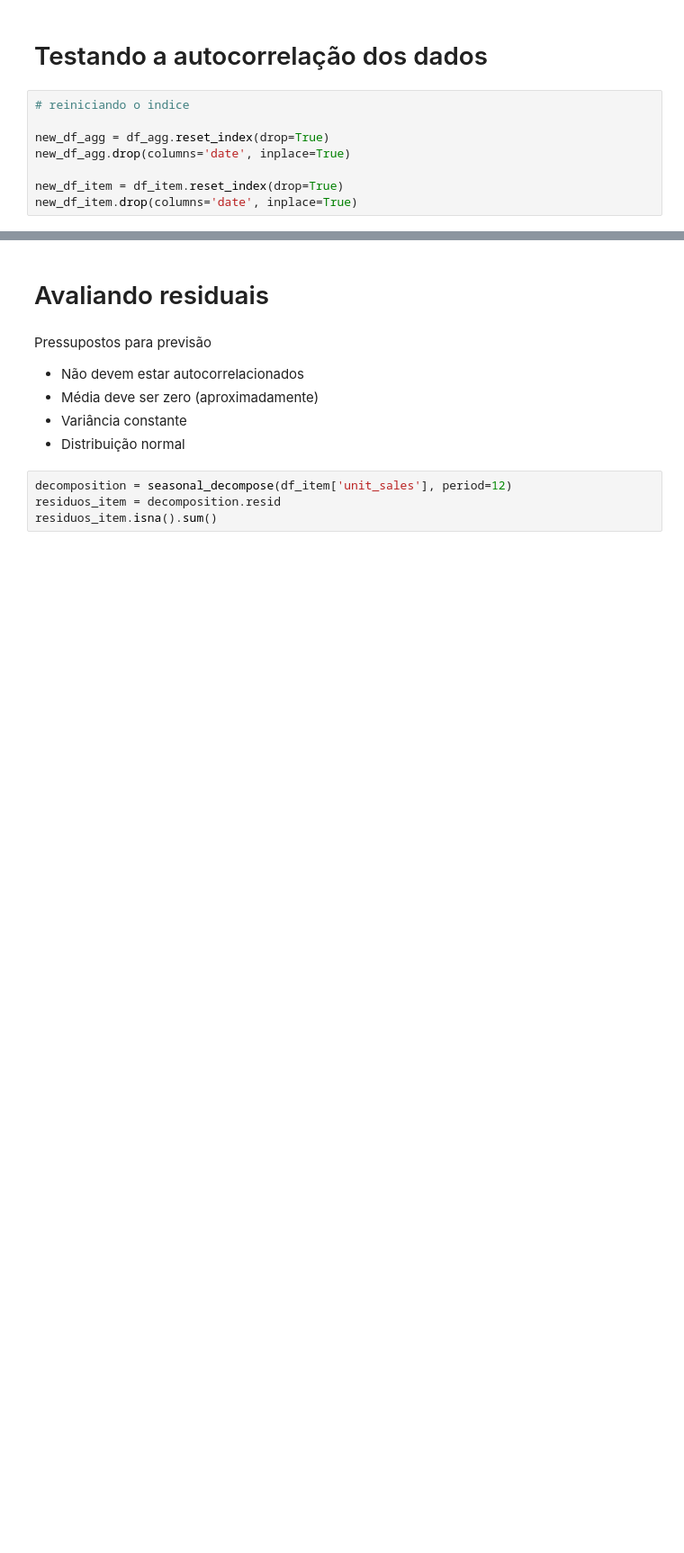
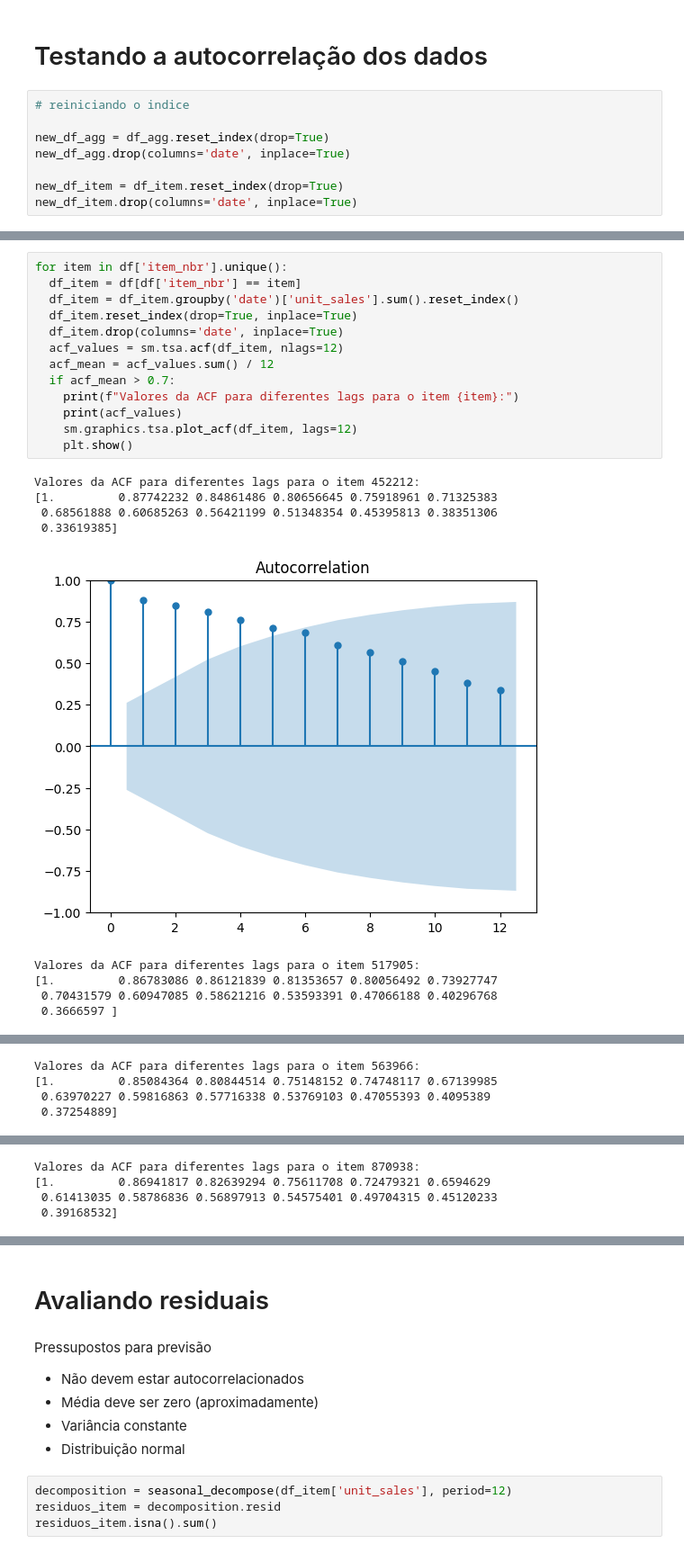
Before and after one commit to erlonL/series-temporais, a Jupyter notebook: decomposition_initial.ipynb, the cells around one changed output, grey strips where cells are left out. Shown at 90% size. Saved outputs shown, nothing was run; the diff lists cells and outputs as text; blank space fills up the shorter version.

```diff
--- a/decomposition_initial.ipynb
+++ b/decomposition_initial.ipynb
@@ -122,0 +150,23 @@ Valores da ACF para diferentes lags:
+# %%
+for item in df['item_nbr'].unique():
+  df_item = df[df['item_nbr'] == item]
+  df_item = df_item.groupby('date')['unit_sales'].sum().reset_index()
+  df_item.reset_index(drop=True, inplace=True)
+  df_item.drop(columns='date', inplace=True)
+  acf_values = sm.tsa.acf(df_item, nlags=12)
+  acf_mean = acf_values.sum() / 12
+  if acf_mean > 0.7:
+    print(f"Valores da ACF para diferentes lags para o item {item}:")
+    print(acf_values)
+    sm.graphics.tsa.plot_acf(df_item, lags=12)
+    plt.show()
+# %% [output]
+Valores da ACF para diferentes lags para o item 452212:
+[1.         0.87742232 0.84861486 0.80656645 0.75918961 0.71325383
+ 0.68561888 0.60685263 0.56421199 0.51348354 0.45395813 0.38351306
+ 0.33619385]
+[figure, added]
+Valores da ACF para diferentes lags para o item 517905:
+[1.         0.86783086 0.86121839 0.81353657 0.80056492 0.73927747
+ 0.70431579 0.60947085 0.58621216 0.53593391 0.47066188 0.40296768
+ 0.3666597 ]
@@ -122,0 +174,4 @@ Valores da ACF para diferentes lags:
+Valores da ACF para diferentes lags para o item 563966:
+[1.         0.85084364 0.80844514 0.75148152 0.74748117 0.67139985
+ 0.63970227 0.59816863 0.57716338 0.53769103 0.47055393 0.4095389
+ 0.37254889]
@@ -122,0 +179,4 @@ Valores da ACF para diferentes lags:
+Valores da ACF para diferentes lags para o item 870938:
+[1.         0.86941817 0.82639294 0.75611708 0.72479321 0.6594629
+ 0.61413035 0.58786836 0.56897913 0.54575401 0.49704315 0.45120233
+ 0.39168532]
```
Also changed, not shown: parts of 16 cells of this notebook.
